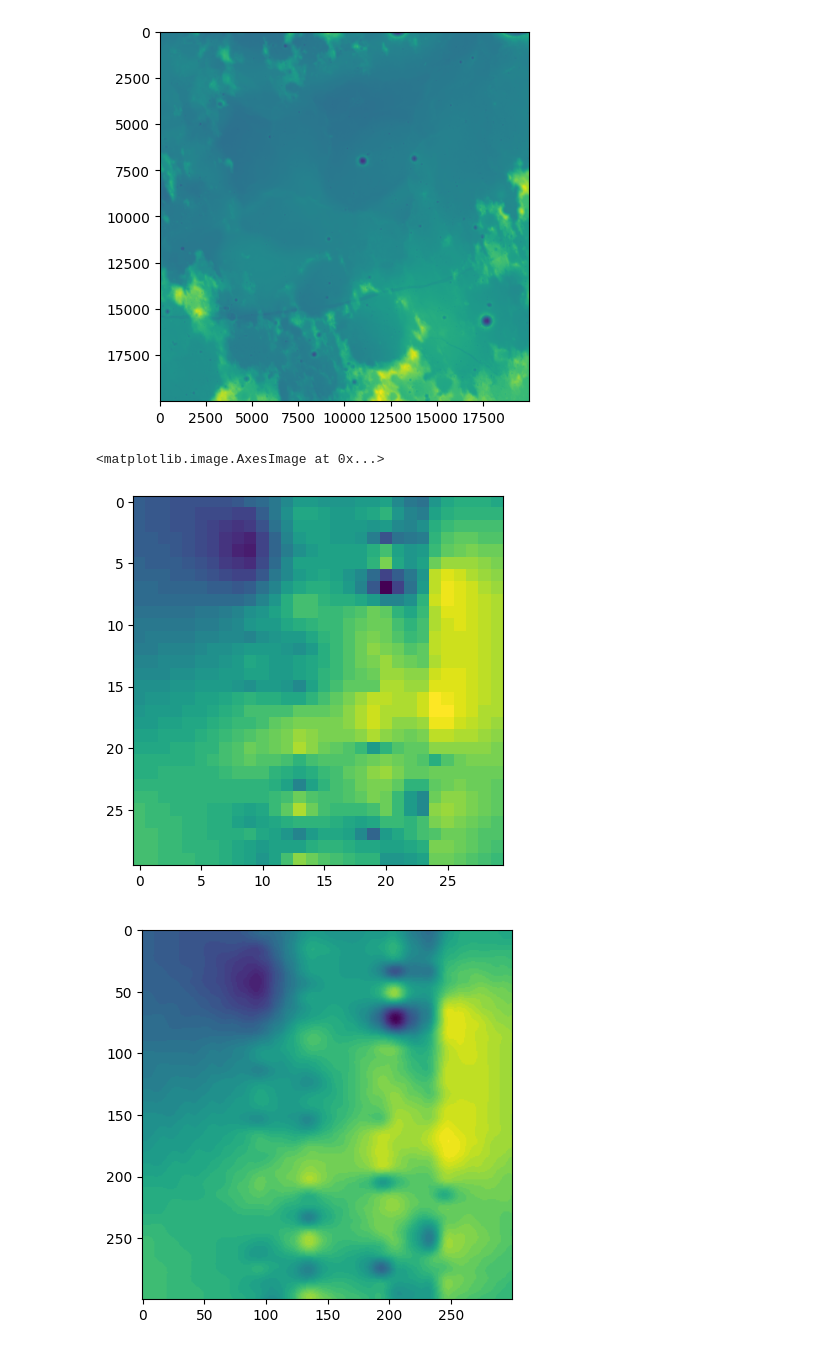
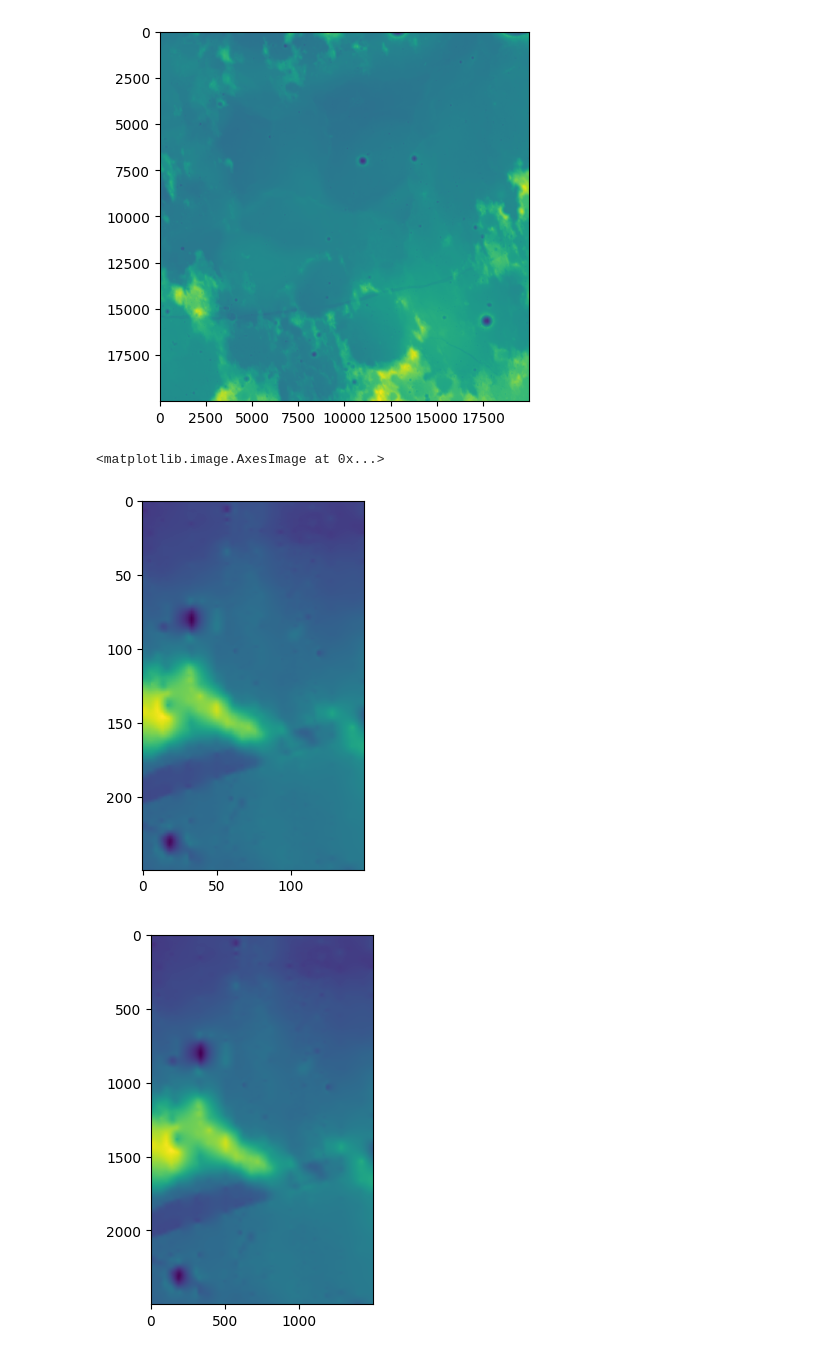
Before and after one commit to the-astronot/boromir, a Jupyter notebook: scratch/interpolation_station.ipynb, the cells around one changed output. Cells and saved outputs as stored; diff of their text form; code cells hidden in the pictures.

```diff
--- a/scratch/interpolation_station.ipynb
+++ b/scratch/interpolation_station.ipynb
@@ -39,10 +39,10 @@ plt.imshow(map_resize)
 [figure]
 # %%
 plt.figure()
-plt.imshow(map[:30,:30])
+plt.imshow(map[1250:1500,1100:1250])
 plt.figure()
-plt.imshow(map_resize[:300,:300])
+plt.imshow(map_resize[12500:15000,11000:12500])
 # %% [output]
 <matplotlib.image.AxesImage at 0x...>
-[figure, old version]
+[figure, new version]
-[figure, old version]
+[figure, new version]
```
Also changed, not shown: parts of 9 cells of this notebook, 2 other files.
